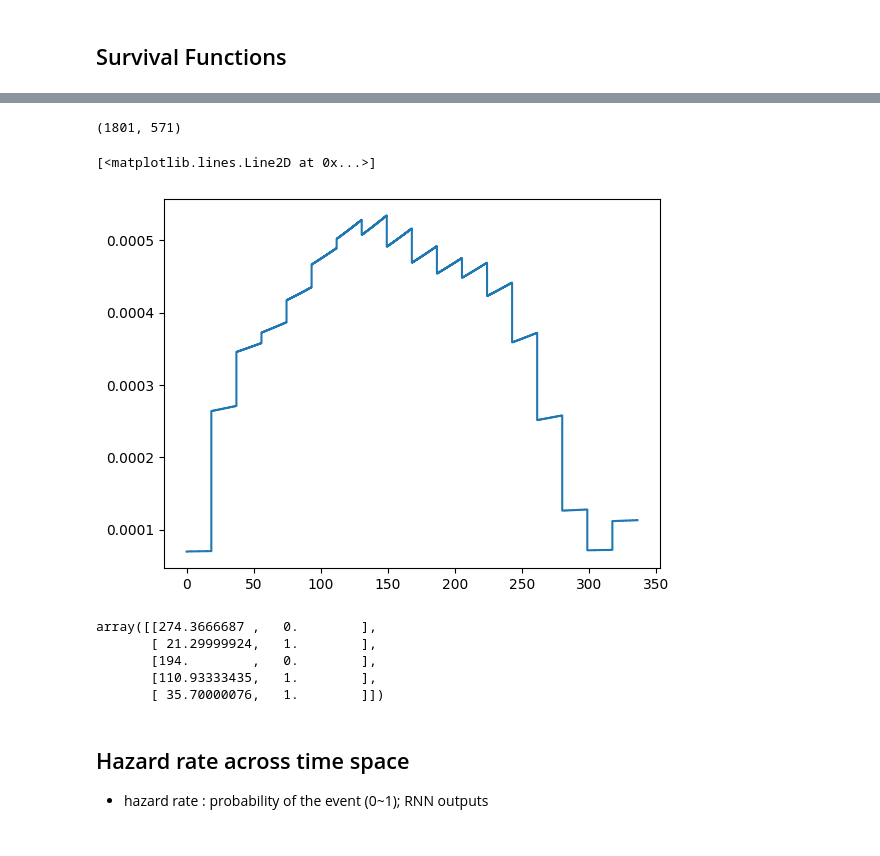
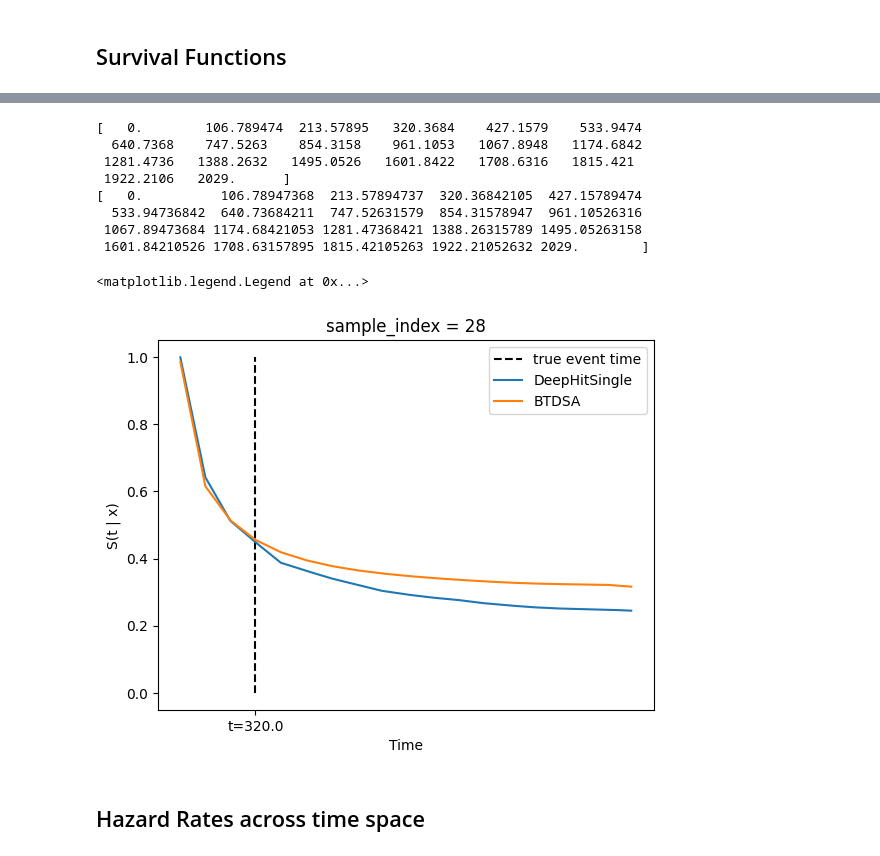
Before and after one commit to youhs4554/TRANS-TFI, a Jupyter notebook: experiments/result_analysis.ipynb, the cells around one changed output, grey strips where cells are left out. Drawn from its saved outputs; the diff is of its cells as text; code cells hidden in the pictures.

```diff
--- a/experiments/result_analysis.ipynb
+++ b/experiments/result_analysis.ipynb
@@ -36,6 +63,6 @@ def inference(model_name, dataset, time_range='full', experiment_root='../experi
-# %%
-surv, model, x_test, y_test, labtrans, trainer = inference('BTDSA', dataset='metabric',
-                                                  experiment_root='../tests' # will be changed to ../experiments
-                                                 )
+# %%
+dataset = 'support'
+time_range = 'full'
+model_list = ['DeepHitSingle', 'BTDSA']
 # %% [markdown]
 ## Survival Functions
@@ -70,21 +69,30 @@ else:
-# %%
-hazard.shape
-# %% [output]
-(1801, 571)
-# %%
-h = hazard.iloc[:, 3]
-plt.step(h.index, h)
-# %% [output]
-[<matplotlib.lines.Line2D at 0x...>]
-[figure, removed]
-# %%
-y_test[:5]
-# %% [output]
-array([[274.3666687 ,   0.        ],
-       [ 21.29999924,   1.        ],
-       [194.        ,   0.        ],
-       [110.93333435,   1.        ],
-       [ 35.70000076,   1.        ]])
+# %%
+import random
+
+sample_index = random.randint(0, 100)
+
+for i, model_name in enumerate(model_list):
+    surv, durations_test = infer_surv(model_name, dataset, time_range=time_range,
+                                      group='uncensor', experiment_root='../tests')
+    if i==0:
+        plt.vlines(durations_test[sample_index], 0, 1, color='k', linestyles='--', label='true event time')
+    plt.plot(surv.iloc[:, sample_index], label=model_name)
+
+plt.xticks([durations_test[sample_index]], labels=[f't={durations_test[sample_index]}'])
+plt.title(f"sample_index = {sample_index}")
+plt.ylabel('S(t | x)')
+plt.xlabel('Time')
+plt.legend()
+# %% [output]
+[   0.        106.789474  213.57895   320.3684    427.1579    533.9474
+  640.7368    747.5263    854.3158    961.1053   1067.8948   1174.6842
+ 1281.4736   1388.2632   1495.0526   1601.8422   1708.6316   1815.421
+ 1922.2106   2029.      ]
+[   0.          106.78947368  213.57894737  320.36842105  427.15789474
+  533.94736842  640.73684211  747.52631579  854.31578947  961.10526316
+ 1067.89473684 1174.68421053 1281.47368421 1388.26315789 1495.05263158
+ 1601.84210526 1708.63157895 1815.42105263 1922.21052632 2029.        ]
+<matplotlib.legend.Legend at 0x...>
+[figure, added]
 # %% [markdown]
-## Hazard rate across time space
-- hazard rate : probability of the event (0~1); RNN outputs
+## Hazard Rates across time space
```
Also changed, not shown: parts of 17 cells of this notebook, 6 other files.
